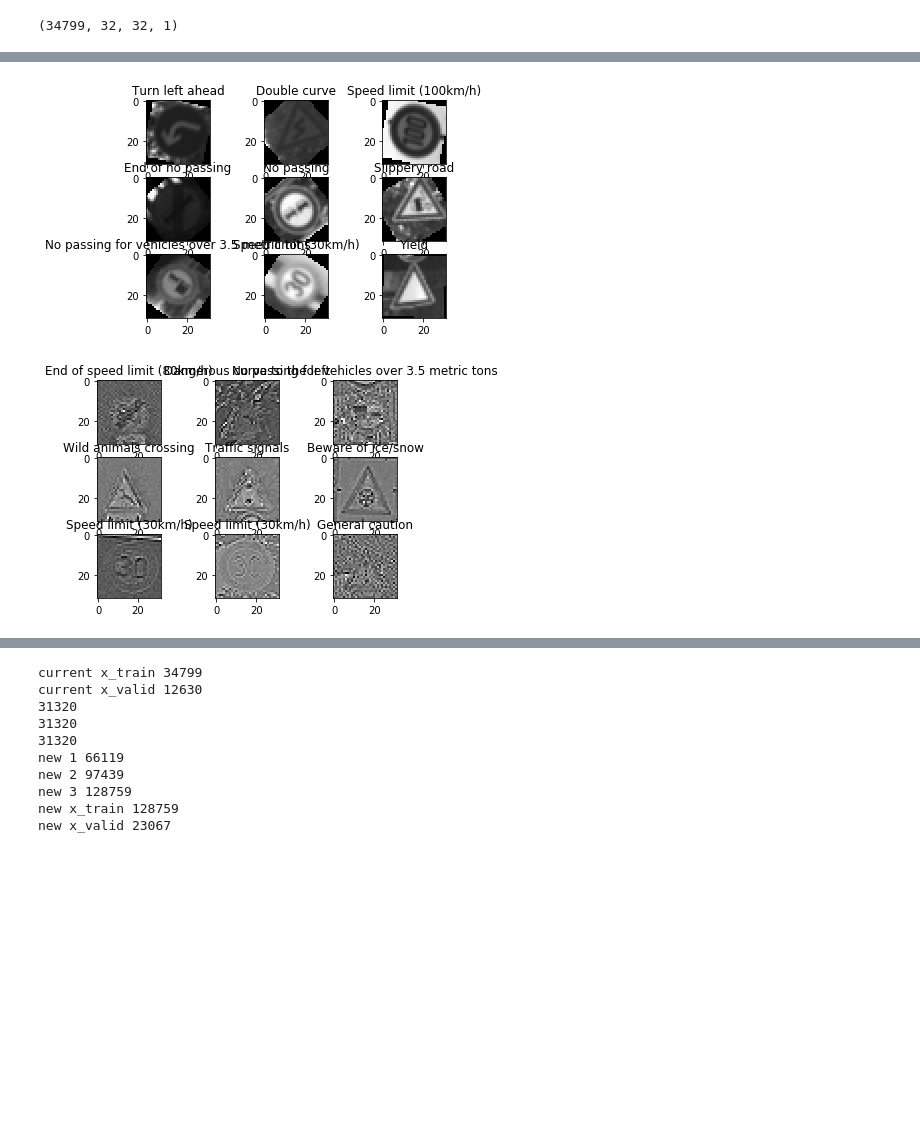
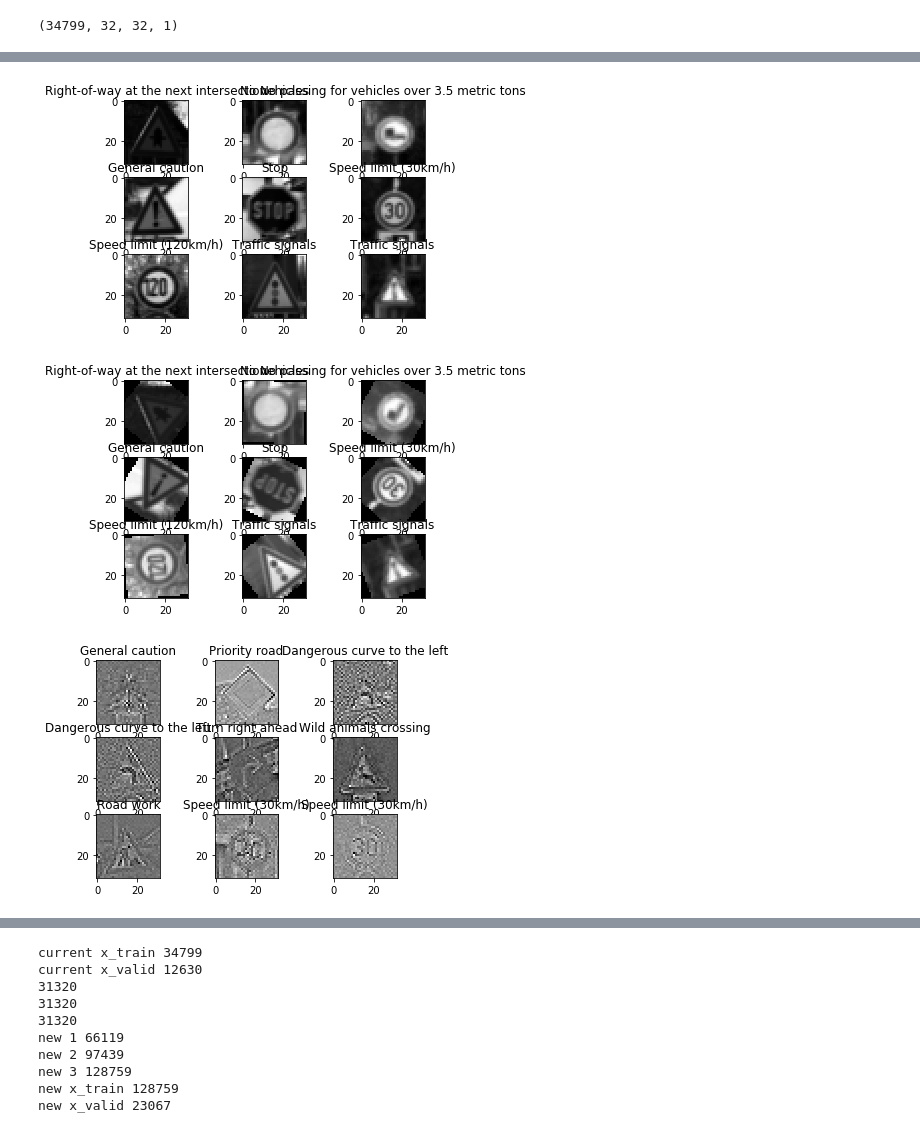
Before and after one commit to matheuslrsouza/CarND-Traffic-Sign-Classifier-Project, a Jupyter notebook: Traffic_Sign_Classifier.ipynb, the cells around one changed output, grey strips where cells are left out. Drawn from its saved outputs; the diff is of its cells as text; code cells hidden in the pictures; blank space fills up the shorter version.

```diff
--- a/Traffic_Sign_Classifier.ipynb
+++ b/Traffic_Sign_Classifier.ipynb
@@ -275,3 +310,11 @@ X_train, y_train = shuffle(X_train, y_train)
 print(X_train.shape)
 # %% [output]
 (34799, 32, 32, 1)
+# %%
+# shows the grayscale images
+for i in range(0, 9):
+    a = plt.subplot(330 + 1 + i)
+    a.set_title(labels_to_name[y_train[i]])
+    plt.imshow(X_train[i].squeeze(), cmap=plt.get_cmap('gray'))
+# show the plot
+plt.show()
@@ -287,16 +332,24 @@ zoom_labels = np.copy(y_train)
 
 whitening_images, whitening_labels = whitening(X_train, y_train)
 # %%
-# create a grid of 3x3 images
+# shows the normal images
+for i in range(0, 9):
+    a = plt.subplot(330 + 1 + i)
+    a.set_title(labels_to_name[y_train[i]])
+    plt.imshow(X_train[i].squeeze(), cmap=plt.get_cmap('gray'))
+
+plt.show()
+
 # shows the rotated images
 for i in range(0, 9):
     a = plt.subplot(330 + 1 + i)
     a.set_title(labels_to_name[rotated_labels[i]])
     plt.imshow(rotated_images[i].squeeze(), cmap=plt.get_cmap('gray'))
-# show the plot
+
 plt.show()
 # %% [output]
-[figure, old version]
+[figure, new version]
+[figure, added]
 # %%
 # create a grid of 3x3 images
 # shows the whitening images
@@ -307,4 +360,4 @@ for i in range(0, 9):
 # show the plot
 plt.show()
 # %% [output]
-[figure, old version]
+[figure, new version]
```
Also changed, not shown: parts of 14 cells of this notebook, 4 other files.
